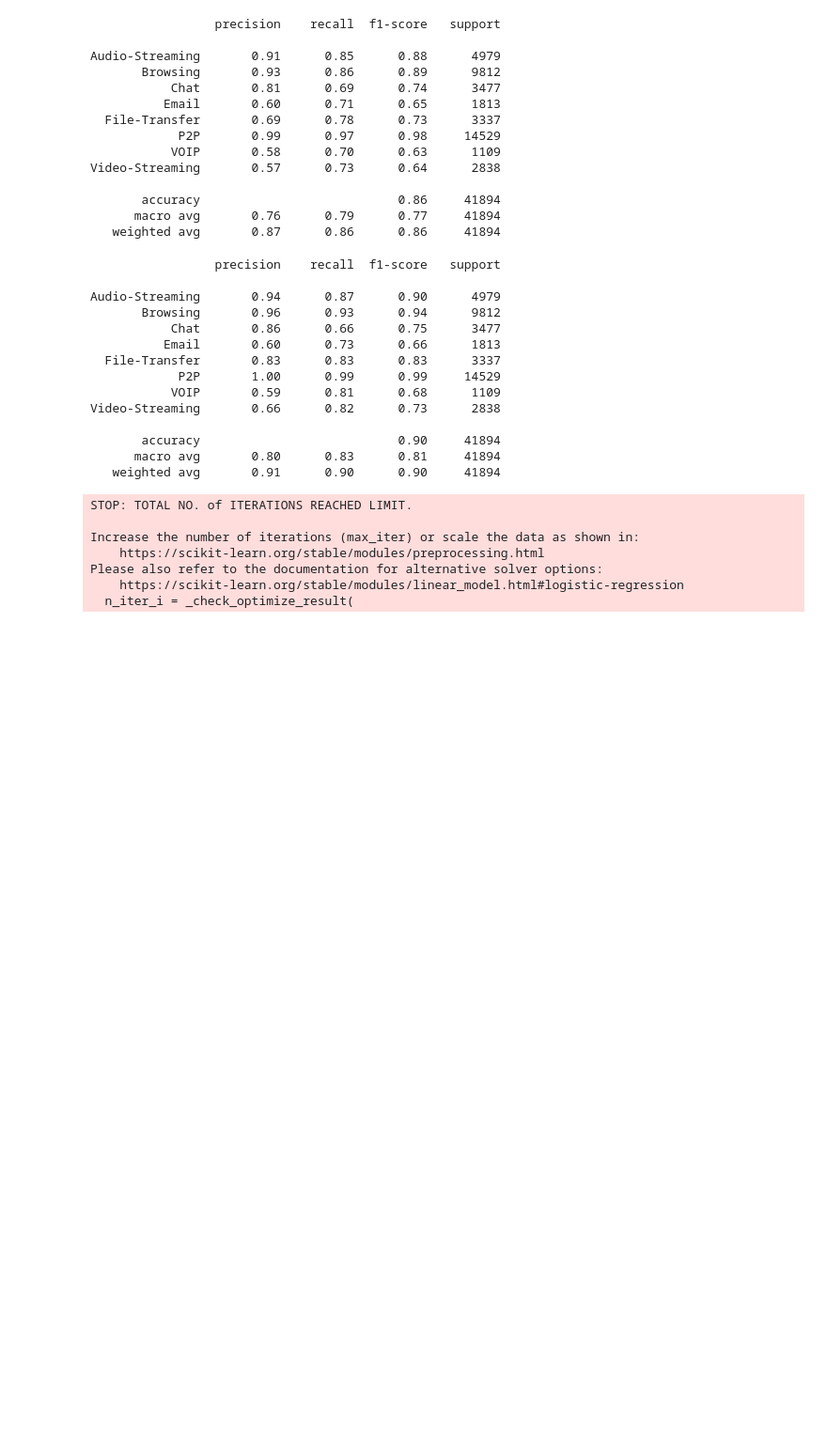
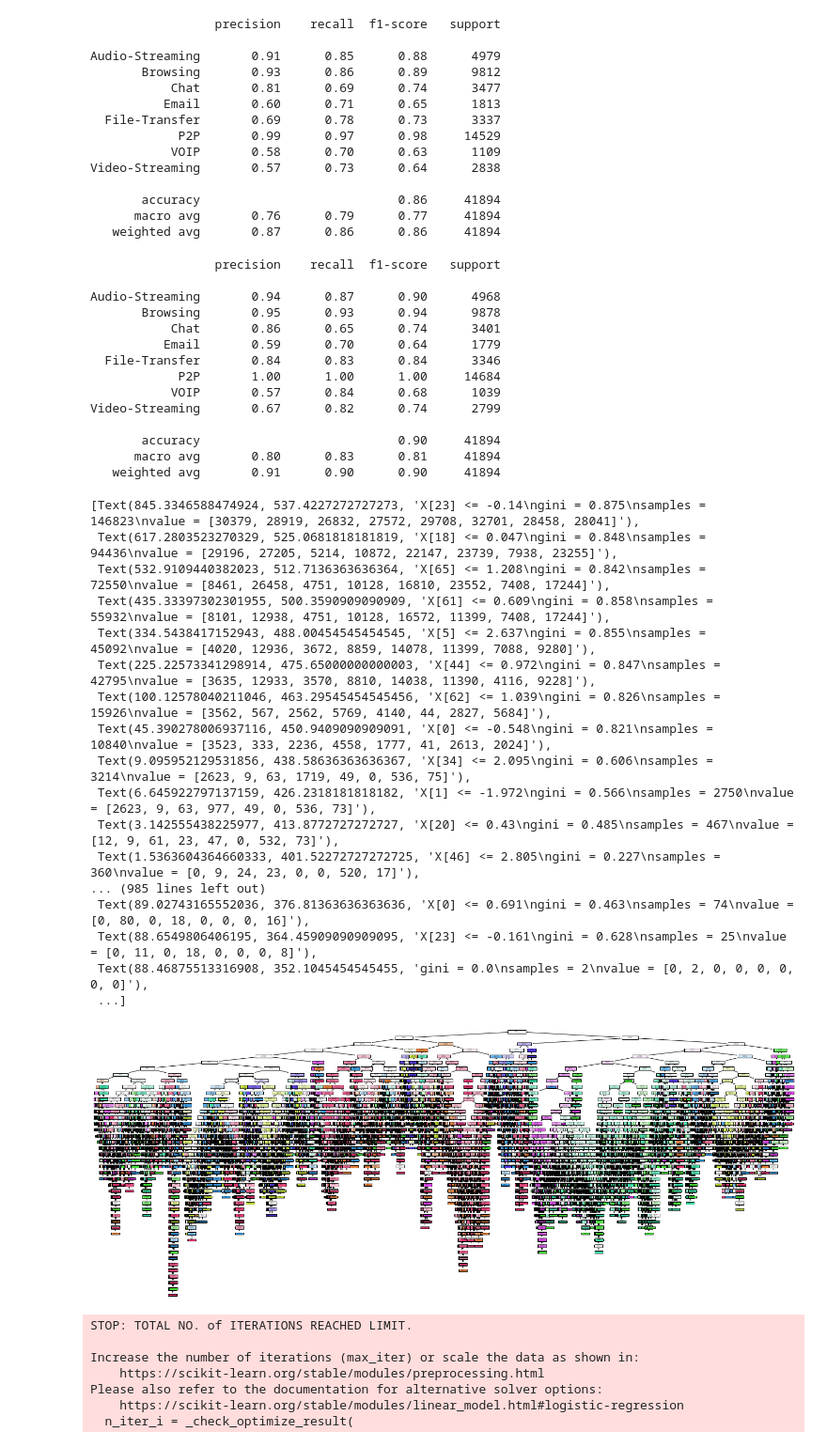
Before and after one commit to NayraMawardyy/selectedproject, a Jupyter notebook: Models.ipynb, the cells around one changed output. Shown at 94% size. Saved outputs shown, nothing was run; the diff lists cells and outputs as text; code cells hidden in the pictures; blank space fills up the shorter version.

Commit message:
Random Forest Plotting

```diff
--- a/Models.ipynb
+++ b/Models.ipynb
@@ -247,33 +247,48 @@ Video-Streaming       0.57      0.73      0.64      2838
 # %%
 clf=RandomForestClassifier(n_estimators=100)
 clf = clf.fit(X_train_smtom, y_train_smtom)
 y_pred = clf.predict(X_test)
 print(classification_report(y_test, y_pred))
 
 import matplotlib.pyplot as plt
 from sklearn.tree import plot_tree
 
-#fig = plt.figure(figsize=(25, 10))
-#plot_tree(clf.estimators_[0],
-          #feature_names=df.columns,
-          #class_names=df.Label.unique(),
-          #filled=True, impurity=True,
-          #rounded=True)
+fig = plt.figure(figsize=(25, 10))
+plot_tree(clf.estimators_[0],
+          filled=True,)
 # %% [output]
                  precision    recall  f1-score   support
 
-Audio-Streaming       0.94      0.87      0.90      4979
-       Browsing       0.96      0.93      0.94      9812
-           Chat       0.86      0.66      0.75      3477
-          Email       0.60      0.73      0.66      1813
-  File-Transfer       0.83      0.83      0.83      3337
-            P2P       1.00      0.99      0.99     14529
-           VOIP       0.59      0.81      0.68      1109
-Video-Streaming       0.66      0.82      0.73      2838
+Audio-Streaming       0.94      0.87      0.90      4968
+       Browsing       0.95      0.93      0.94      9878
+           Chat       0.86      0.65      0.74      3401
+          Email       0.59      0.70      0.64      1779
+  File-Transfer       0.84      0.83      0.84      3346
+            P2P       1.00      1.00      1.00     14684
+           VOIP       0.57      0.84      0.68      1039
+Video-Streaming       0.67      0.82      0.74      2799
 
        accuracy                           0.90     41894
       macro avg       0.80      0.83      0.81     41894
    weighted avg       0.91      0.90      0.90     41894
+[Text(845.3346588474924, 537.4227272727273, 'X[23] <= -0.14\ngini = 0.875\nsamples = 146823\nvalue = [30379, 28919, 26832, 27572, 29708, 32701, 28458, 28041]'),
+ Text(617.2803523270329, 525.0681818181819, 'X[18] <= 0.047\ngini = 0.848\nsamples = 94436\nvalue = [29196, 27205, 5214, 10872, 22147, 23739, 7938, 23255]'),
+ Text(532.9109440382023, 512.7136363636364, 'X[65] <= 1.208\ngini = 0.842\nsamples = 72550\nvalue = [8461, 26458, 4751, 10128, 16810, 23552, 7408, 17244]'),
+ Text(435.33397302301955, 500.3590909090909, 'X[61] <= 0.609\ngini = 0.858\nsamples = 55932\nvalue = [8101, 12938, 4751, 10128, 16572, 11399, 7408, 17244]'),
+ Text(334.5438417152943, 488.00454545454545, 'X[5] <= 2.637\ngini = 0.855\nsamples = 45092\nvalue = [4020, 12936, 3672, 8859, 14078, 11399, 7088, 9280]'),
+ Text(225.22573341298914, 475.65000000000003, 'X[44] <= 0.972\ngini = 0.847\nsamples = 42795\nvalue = [3635, 12933, 3570, 8810, 14038, 11390, 4116, 9228]'),
+ Text(100.12578040211046, 463.29545454545456, 'X[62] <= 1.039\ngini = 0.826\nsamples = 15926\nvalue = [3562, 567, 2562, 5769, 4140, 44, 2827, 5684]'),
+ Text(45.390278006937116, 450.9409090909091, 'X[0] <= -0.548\ngini = 0.821\nsamples = 10840\nvalue = [3523, 333, 2236, 4558, 1777, 41, 2613, 2024]'),
+ Text(9.095952129531856, 438.58636363636367, 'X[34] <= 2.095\ngini = 0.606\nsamples = 3214\nvalue = [2623, 9, 63, 1719, 49, 0, 536, 75]'),
+ Text(6.645922797137159, 426.2318181818182, 'X[1] <= -1.972\ngini = 0.566\nsamples = 2750\nvalue = [2623, 9, 63, 977, 49, 0, 536, 73]'),
+ Text(3.142555438225977, 413.8772727272727, 'X[20] <= 0.43\ngini = 0.485\nsamples = 467\nvalue = [12, 9, 61, 23, 47, 0, 532, 73]'),
+ Text(1.5363604364660333, 401.52272727272725, 'X[46] <= 2.805\ngini = 0.227\nsamples = 360\nvalue = [0, 9, 24, 23, 0, 0, 520, 17]'),
+... (985 lines left out)
+ Text(89.02743165552036, 376.81363636363636, 'X[0] <= 0.691\ngini = 0.463\nsamples = 74\nvalue = [0, 80, 0, 18, 0, 0, 0, 16]'),
+ Text(88.6549806406195, 364.45909090909095, 'X[23] <= -0.161\ngini = 0.628\nsamples = 25\nvalue = [0, 11, 0, 18, 0, 0, 0, 8]'),
+ Text(88.46875513316908, 352.1045454545455, 'gini = 0.0\nsamples = 2\nvalue = [0, 2, 0, 0, 0, 0, 0, 0]'),
+ ...]
+[figure, added]
 # %%
 # Logistic Regression
 clf = LogisticRegression()
```
